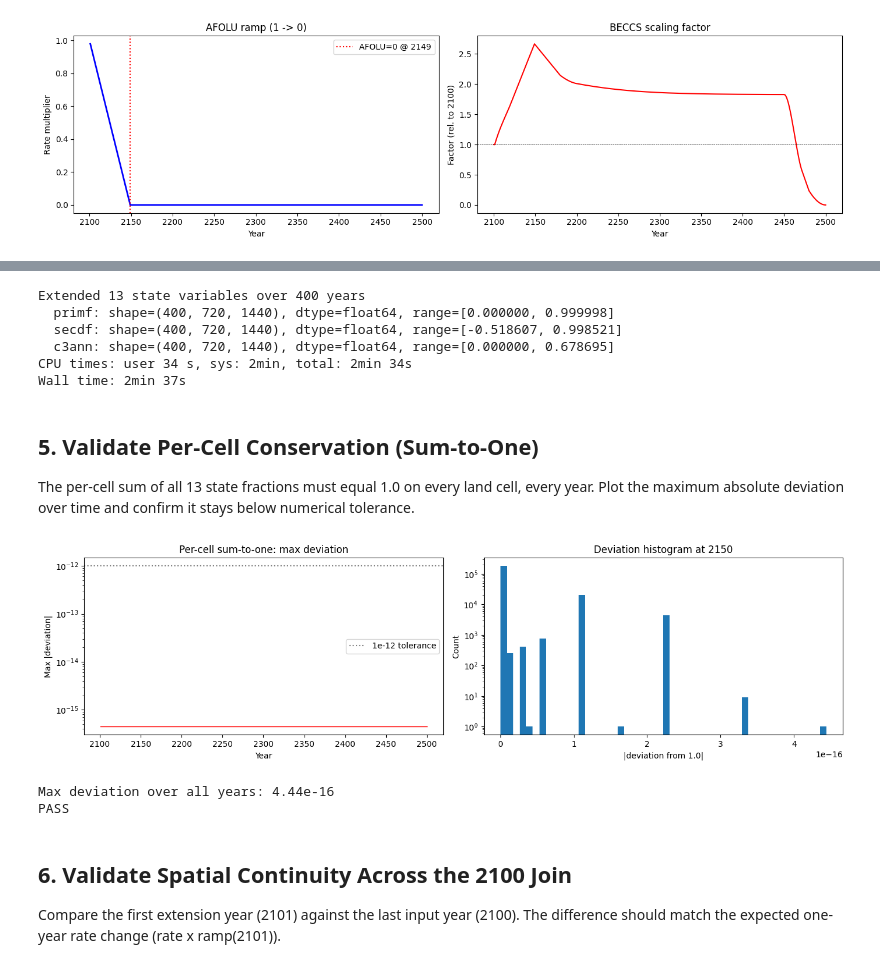
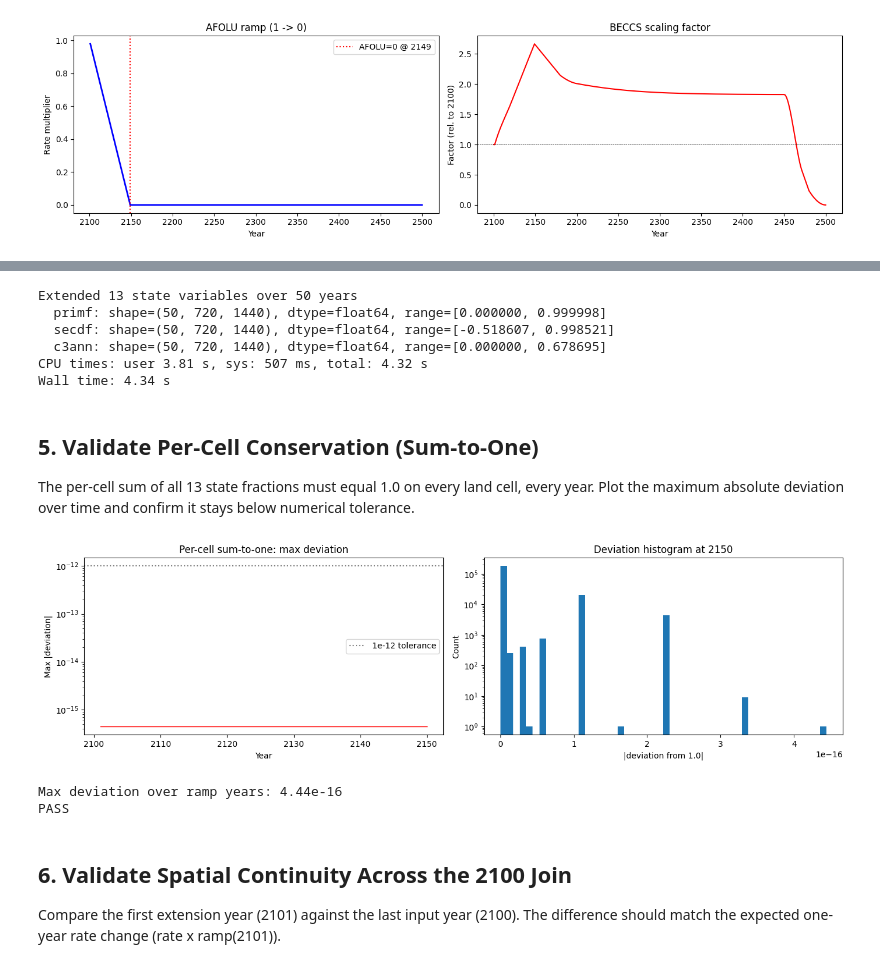
Before and after one commit to benmsanderson/extend-luh, a Jupyter notebook: notebooks/02_gridded_extension.ipynb, the cells around one changed output, grey strips where cells are left out. Saved outputs shown, nothing was run; the diff lists cells and outputs as text; code cells hidden in the pictures.

```diff
--- a/notebooks/02_gridded_extension.ipynb
+++ b/notebooks/02_gridded_extension.ipynb
@@ -32,8 +32,11 @@ from src.extend import extend_states, extend_biofuel, extend_constant
 plt.rcParams['figure.figsize'] = (14, 4)
 
 # Key parameters
-EXT_YEARS = np.arange(cfg.YR_END_INPUT + 1, cfg.YR_END_OUTPUT + 1)  # 2101-2500
-print(f"Extension period: {EXT_YEARS[0]}-{EXT_YEARS[-1]}  ({len(EXT_YEARS)} years)")
-print(f"AFOLU -> 0 at: {cfg.YR_AFOLU_ZERO}")
+EXT_YEARS  = np.arange(cfg.YR_END_INPUT + 1, cfg.YR_END_OUTPUT + 1)  # 2101-2500
+RAMP_YEARS = np.arange(cfg.YR_END_INPUT + 1, cfg.YR_AFOLU_ZERO + 2)  # 2101-2150
+
+print(f"Full extension: {EXT_YEARS[0]}-{EXT_YEARS[-1]}  ({len(EXT_YEARS)} years)")
+print(f"Ramp period:    {RAMP_YEARS[0]}-{RAMP_YEARS[-1]}  ({len(RAMP_YEARS)} years)")
+print(f"AFOLU -> 0 at:  {cfg.YR_AFOLU_ZERO}")
 print(f"State vars: {cfg.STATE_VARS}")
 # %% [output]
@@ -145,20 +148,20 @@ This is the most memory-intensive step (~13 vars x 400 years x 720 x 1440 cells
 # %%
 %%time
-ext_states = extend_states(vals, rates, EXT_YEARS)
+# Compute states over ramp period only (50 years, ~5 GB)
+ext_states = extend_states(vals, rates, RAMP_YEARS)
 
-print(f"Extended {len(ext_states)} state variables over {len(EXT_YEARS)} years")
+print(f"Extended {len(ext_states)} state variables over {len(RAMP_YEARS)} years")
 for v in ['primf', 'secdf', 'c3ann']:
-
     arr = ext_states[v]
     print(f"  {v}: shape={arr.shape}, dtype={arr.dtype}, "
           f"range=[{np.nanmin(arr):.6f}, {np.nanmax(arr):.6f}]")
 # %% [output]
-Extended 13 state variables over 400 years
-  primf: shape=(400, 720, 1440), dtype=float64, range=[0.000000, 0.999998]
-  secdf: shape=(400, 720, 1440), dtype=float64, range=[-0.518607, 0.998521]
-  c3ann: shape=(400, 720, 1440), dtype=float64, range=[0.000000, 0.678695]
-CPU times: user 34 s, sys: 2min, total: 2min 34s
-Wall time: 2min 37s
+Extended 13 state variables over 50 years
+  primf: shape=(50, 720, 1440), dtype=float64, range=[0.000000, 0.999998]
+  secdf: shape=(50, 720, 1440), dtype=float64, range=[-0.518607, 0.998521]
+  c3ann: shape=(50, 720, 1440), dtype=float64, range=[0.000000, 0.678695]
+CPU times: user 3.81 s, sys: 507 ms, total: 4.32 s
+Wall time: 4.34 s
 # %% [markdown]
 ## 5. Validate Per-Cell Conservation (Sum-to-One)
 
@@ -167,46 +170,45 @@ The per-cell sum of all 13 state fractions must equal 1.0 on every land cell, ev
 # Per-cell total at 2100 (reference)
 cell_total_2100 = np.zeros_like(vals['primf'])
 for v in cfg.STATE_VARS:
     cell_total_2100 += np.where(np.isfinite(vals[v]), vals[v], 0.0)
 
-# Check deviation at every extension year
-max_dev = np.zeros(len(EXT_YEARS))
-mean_dev = np.zeros(len(EXT_YEARS))
-for ti in range(len(EXT_YEARS)):
+# Check deviation at every ramp year
+max_dev = np.zeros(len(RAMP_YEARS))
+mean_dev = np.zeros(len(RAMP_YEARS))
+for ti in range(len(RAMP_YEARS)):
     cell_sum = np.zeros_like(vals['primf'])
     for v in cfg.STATE_VARS:
         cell_sum += np.where(np.isfinite(ext_states[v][ti]), ext_states[v][ti], 0.0)
     dev = np.abs(cell_sum - cell_total_2100)
     dev_land = dev[land_mask]
     max_dev[ti] = np.max(dev_land)
     mean_dev[ti] = np.mean(dev_land)
 
 fig, axes = plt.subplots(1, 2, figsize=(14, 4))
 
 ax = axes[0]
-ax.semilogy(EXT_YEARS, max_dev, 'r-', lw=1)
+ax.semilogy(RAMP_YEARS, max_dev, 'r-', lw=1)
 ax.axhline(1e-12, color='gray', ls=':', label='1e-12 tolerance')
 ax.set_xlabel('Year'); ax.set_ylabel('Max |deviation|')
 ax.set_title('Per-cell sum-to-one: max deviation'); ax.legend()
 
 ax = axes[1]
-# Histogram of deviations at year 2150 (just after ramp ends)
-t_sample = np.searchsorted(EXT_YEARS, 2150)
+# Histogram of deviations at final ramp year
 cell_sum_sample = np.zeros_like(vals['primf'])
 for v in cfg.STATE_VARS:
-    cell_sum_sample += np.where(np.isfinite(ext_states[v][t_sample]),
-                                 ext_states[v][t_sample], 0.0)
+    cell_sum_sample += np.where(np.isfinite(ext_states[v][-1]),
+                                 ext_states[v][-1], 0.0)
 dev_sample = np.abs(cell_sum_sample - cell_total_2100)[land_mask]
 ax.hist(dev_sample, bins=50, log=True)
 ax.set_xlabel('|deviation from 1.0|'); ax.set_ylabel('Count')
-ax.set_title(f'Deviation histogram at {EXT_YEARS[t_sample]}')
+ax.set_title(f'Deviation histogram at {RAMP_YEARS[-1]}')
 
 plt.tight_layout(); plt.show()
-print(f"Max deviation over all years: {max_dev.max():.2e}")
+print(f"Max deviation over ramp years: {max_dev.max():.2e}")
 print(f"PASS" if max_dev.max() < 1e-10 else "WARN: deviations exceed tolerance")
 # %% [output]
-[figure, old version]
+[figure, new version]
-Max deviation over all years: 4.44e-16
+Max deviation over ramp years: 4.44e-16
 PASS
 # %% [markdown]
 ## 6. Validate Spatial Continuity Across the 2100 Join
```
Also changed, not shown: parts of 11 cells of this notebook.
